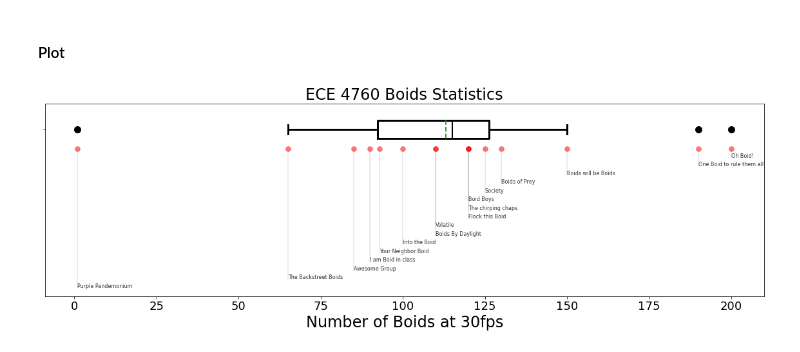
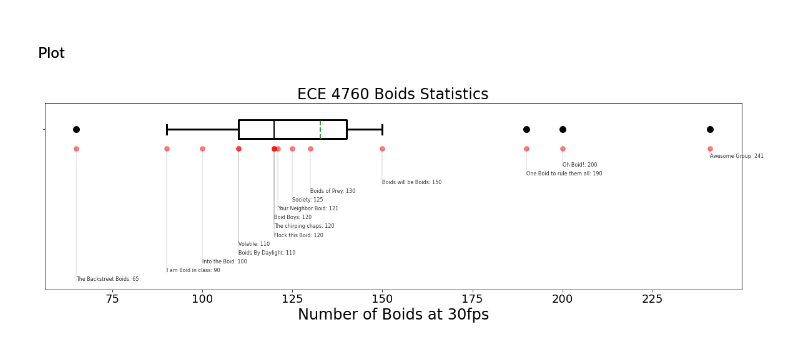
Before and after one commit to vha3/vha3.github.io, a Jupyter notebook: Boids/Boids_Numbers.ipynb, the cells around one changed output. Drawn from its saved outputs; the diff is of its cells as text; code cells hidden in the pictures.

Commit message:
updated boids numbers

```diff
--- a/Boids/Boids_Numbers.ipynb
+++ b/Boids/Boids_Numbers.ipynb
@@ -10,9 +10,9 @@ import matplotlib.pyplot as plt
 #### Boid numbers
 # %%
 boids = {'Boid Boys': 120,
-         'Purple Pandemonium': 1,
-         'Awesome Group': 85,
-         'Your Neighbor Boid': 93,
+#          'Purple Pandemonium': 1,
+         'Awesome Group': 241,
+         'Your Neighbor Boid': 121,
          'Volatile': 110,
          'Boids By Daylight': 110,
          'Boids will be Boids': 150,
@@ -31,31 +31,33 @@ boids = dict(sorted(boids.items(), key=lambda x: x[1], reverse=True))
 # %%
 plt.rcParams['figure.figsize'] = [20, 5.5]
 plt.boxplot(list(boids.values()), meanline=True, showmeans=True, whis=1., vert=False, widths=10.5,
             boxprops={'linewidth': 3}, whiskerprops={'color':'black', 'linewidth': 3},
             capprops={'linewidth': 3}, medianprops={'color':'black', 'linewidth': 2},
             meanprops={'linewidth': 2}, flierprops={'markerfacecolor':'black',
                                                                      'markeredgecolor': 'black',
                                                                      'markersize': 10})
 
 
 plt.title('ECE 4760 Boids Statistics', fontsize=24)
 plt.xlabel('Number of Boids at 30fps', fontsize=24)
 plt.yticks(fontsize=18, visible=False)
 plt.xticks(fontsize=18, visible=True)
 
 
 # X/y limits
 plt.ylim([-(15+5*len(boids)), 16])
 
 counter = 0
 for i in list(boids.keys()):
-    plt.annotate(i, xy=(boids[i], -(15+5*counter)), xytext=(boids[i], -(15+5*counter)), fontsize=8, alpha=.8)
-    plt.plot(boids[i]*numpy.ones(20), numpy.linspace(-(15+5*counter),-10,20), 'black', alpha=0.1)
+    plt.annotate(str(i)+': '+str(boids[i]),
+                 xy=(boids[i], -(15+5*counter)), xytext=(boids[i],-(15+5*counter)), fontsize=8, alpha=.8)
+    plt.plot(boids[i]*numpy.ones(20), numpy.linspace(-(15+5*counter),-10,20),
+             'black', alpha=0.1)
     counter += 1
 
 plt.plot(list(boids.values()), -10*numpy.ones(len(list(boids.values()))), 'r.', alpha=0.5, markersize=15)
 
 plt.savefig('Boid.png', bbox_inches='tight')
 plt.show()
 # %% [output]
-[figure, old version]
+[figure, new version]
```
Also changed, not shown: 2 other files.
